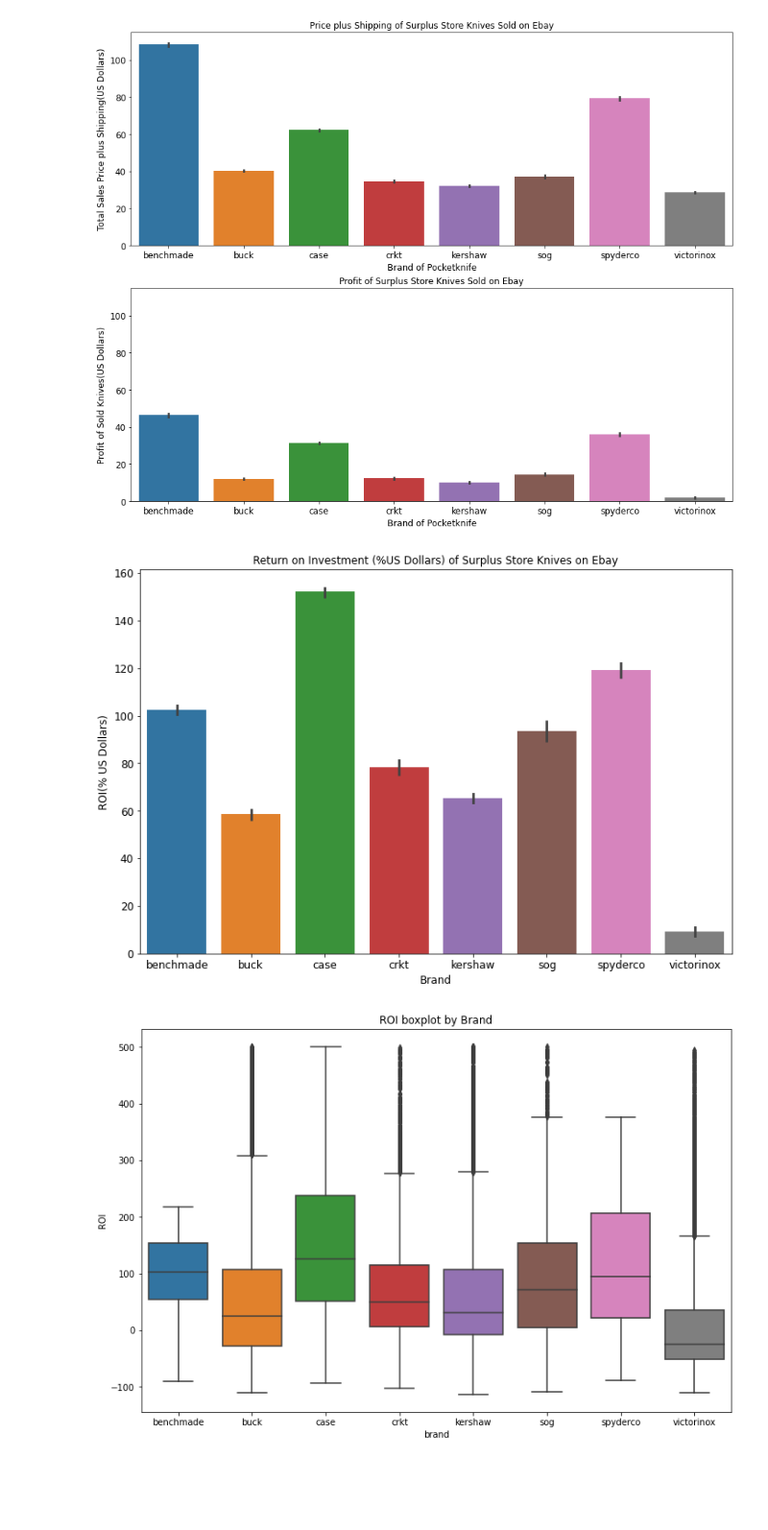
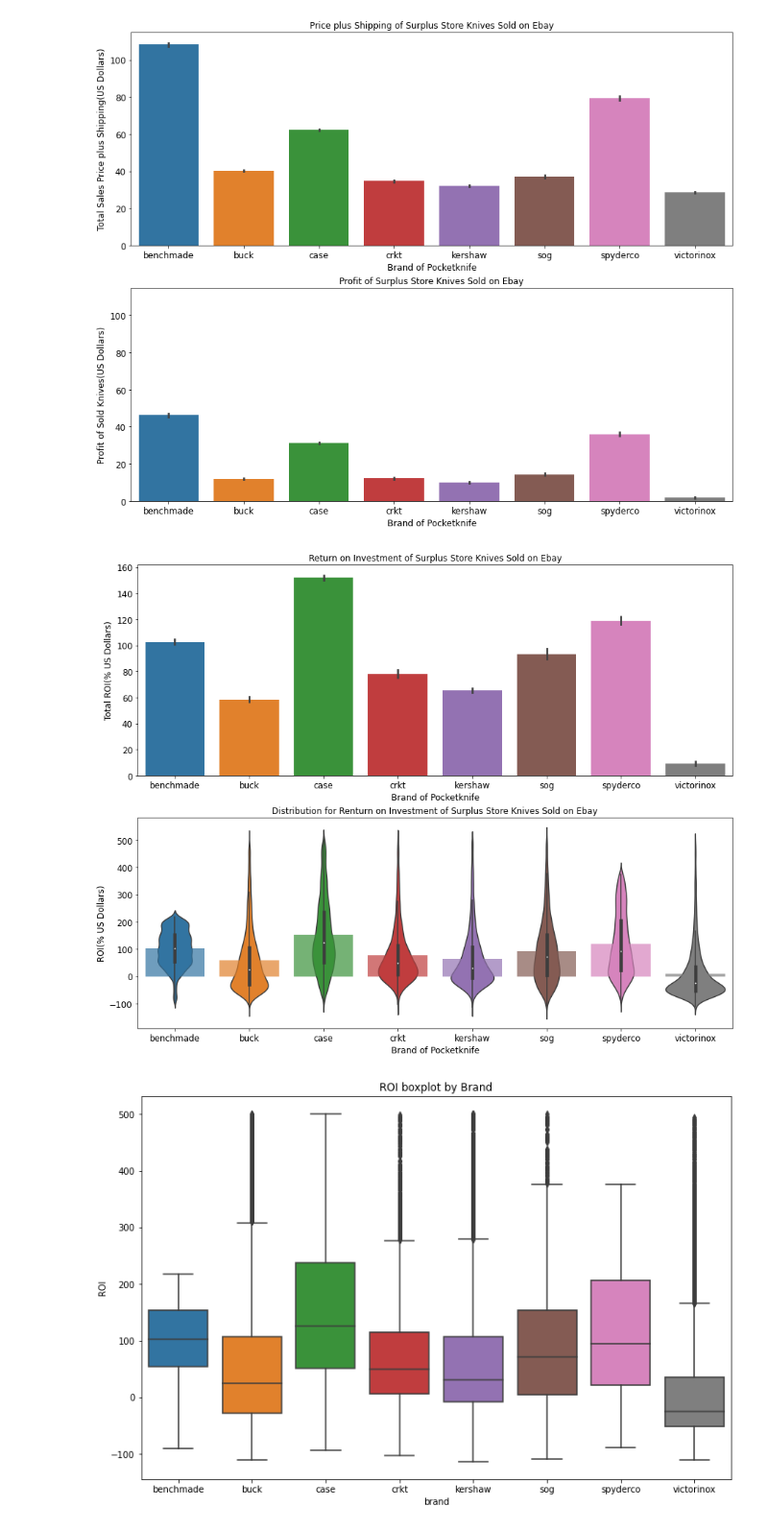
Before and after one commit to ddey117/Neural_Network_Predicting_Reseller_Success_Ebay, a Jupyter notebook: Data_Exploration.ipynb, the cells around one changed output. Shown at 96% size. Saved outputs shown, nothing was run; the diff lists cells and outputs as text; code cells hidden in the pictures; blank space fills up the shorter version.

Commit message:
update graph image files

```diff
--- a/Data_Exploration.ipynb
+++ b/Data_Exploration.ipynb
@@ -927,7 +714,8 @@ sog            3006
 Name: brand, dtype: int64
 # %%
 sold_df.drop(['price_in_US',
-              'shipping_cost'],
+              'shipping_cost',
+              'url', 'cost'],
              axis=1, inplace=True)
 # %% [markdown]
 ## Combined Data:
@@ -1023,20 +851,26 @@ plt.show();
 # %% [output]
 [figure]
 # %%
-fig, axes  = plt.subplots(figsize=(12,8),nrows=1, sharey=True)
-sns.barplot(x= 'brand', y='ROI',data=df)
+#converted price == listed price(US dollars) + total shipping cost (US dollars)
+
+fig, axes  = plt.subplots(figsize=(15,12),nrows=2)
+sns.barplot(x= 'brand', y='ROI', ax=axes[0],data=df)
+sns.barplot(x= 'brand', y='ROI',alpha=0.7, ax=axes[1],data=df)
+sns.violinplot(x= 'brand', y='ROI',data=df)
+axes[0].title.set_text("Return on Investment of Surplus Store Knives Sold on Ebay")
+axes[0].set_xlabel('Brand of Pocketknife', fontsize=12)
+axes[0].set_ylabel('Total ROI(% US Dollars)', fontsize=12)
+axes[0].tick_params(axis='both', labelsize=12)
+
+axes[1].title.set_text("Distribution for Renturn on Investment of Surplus Store Knives Sold on Ebay")
+axes[1].set_xlabel('Brand of Pocketknife', fontsize=12)
+axes[1].set_ylabel('ROI(% US Dollars)', fontsize=12)
+axes[1].tick_params(axis='both', labelsize=12)
 
 
-axes.title.set_text("Return on Investment (%US Dollars) of Surplus Store Knives on Ebay")
-axes.set_xlabel('Brand', fontsize=12)
-axes.set_ylabel('ROI(% US Dollars)', fontsize=12)
-axes.tick_params(axis='both', labelsize=12)
-
-
-
-plt.show();
+plt.savefig('images/ROI_graphs.png');
 # %% [output]
-[figure, old version]
+[figure, new version]
 # %%
 plt.figure(figsize=(12,8))
 sns.boxplot(x= 'brand', y='ROI',data=df)
```
Also changed, not shown: parts of 49 cells of this notebook, 22 other files.
